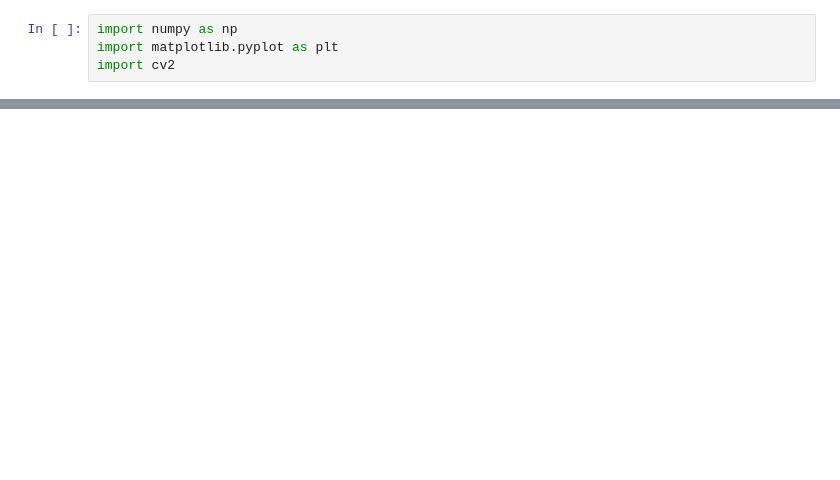
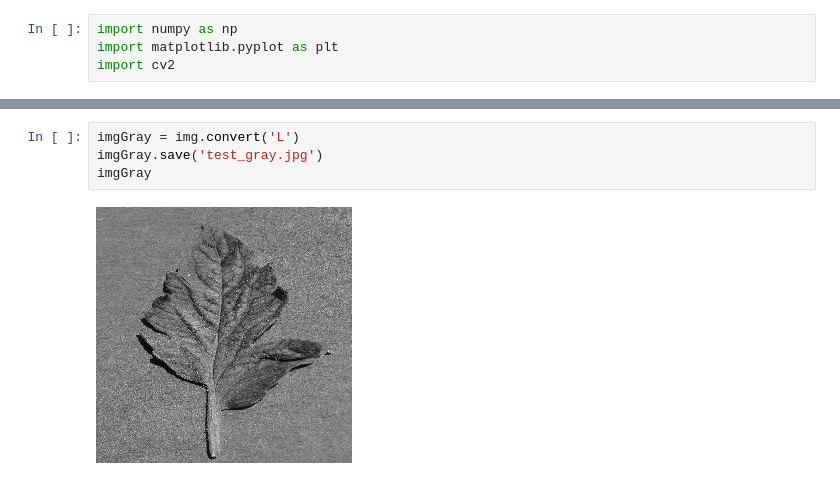
Before and after one commit to trifarameliniaa/SKRIPSI, a Jupyter notebook: Skripsi_Citra.ipynb, the cells around one changed output, grey strips where cells are left out. Drawn from its saved outputs; the diff is of its cells as text; blank space fills up the shorter version.

```diff
--- a/Skripsi_Citra.ipynb
+++ b/Skripsi_Citra.ipynb
@@ -36,0 +41,6 @@ array([[[14, 71, 40],
+# %%
+imgGray = img.convert('L')
+imgGray.save('test_gray.jpg')
+imgGray
+# %% [output]
+[figure, added]
```
Also changed, not shown: parts of 10 cells of this notebook.
